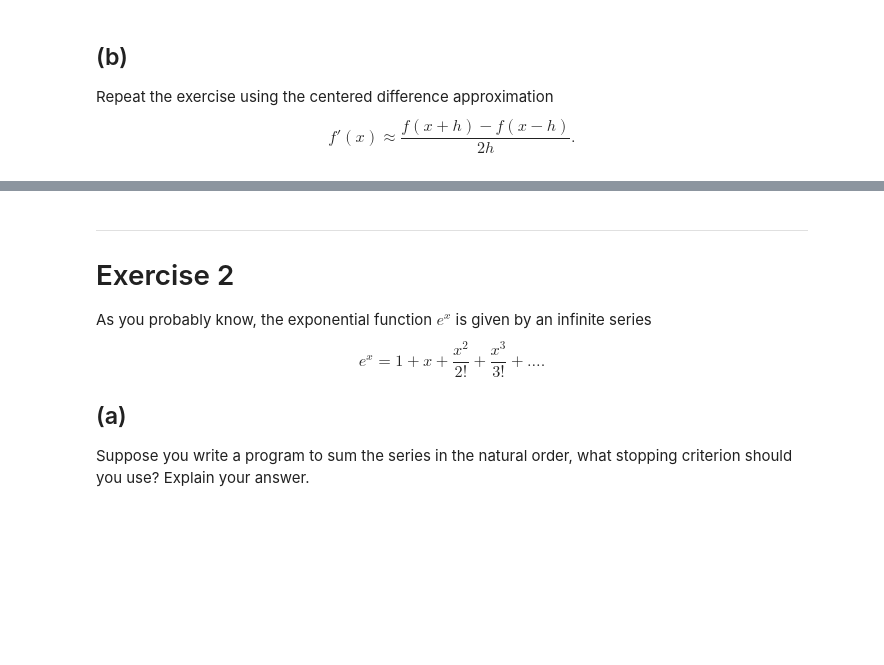
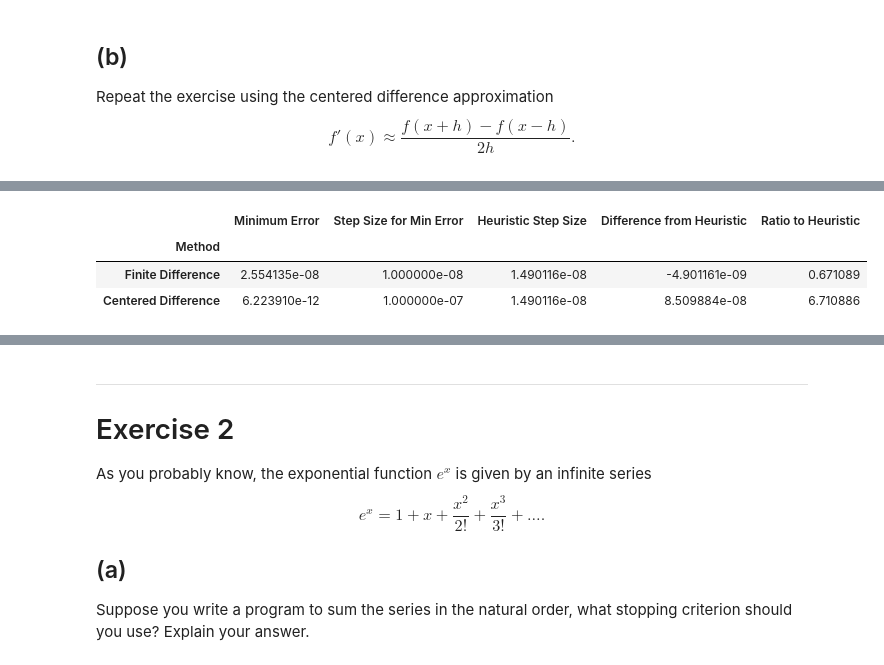
Before and after one commit to NitaiNijholt/NumericalAlgos, a Jupyter notebook: hw1_2023.ipynb, the cells around one changed output, grey strips where cells are left out. Saved outputs shown, nothing was run; the diff lists cells and outputs as text; code cells hidden in the pictures; blank space fills up the shorter version.

```diff
--- a/hw1_2023.ipynb
+++ b/hw1_2023.ipynb
@@ -334,12 +218,22 @@ index_of_min_error
 # %%
-# finding minimum of the error:
-min_error = np.min(error_b)
-index_of_min_error = np.argmin(error_b)  # Use np.argmin to get the index
-h_corresponding_to_min_error = list_of_h[index_of_min_error]
+# finding minimum of the error and calculating various quantities
+min_error_b = np.min(error_b)
+index_of_min_error_b = np.argmin(error_b)  # Use np.argmin to get the index
+h_corresponding_to_min_error_b = list_of_h[index_of_min_error_b]
 heuristic_h = np.sqrt(machine_precision)
+diff_between_min_error_and_heuristic_h_b = h_corresponding_to_min_error_b - heuristic_h
+ratio_between_min_error_and_heuristic_h_b = h_corresponding_to_min_error_b/heuristic_h
 
-print("Minimum error: ", min_error)
-print("Index of minimum error: ", index_of_min_error)
-print("Step size corresponding to minimum error: ", h_corresponding_to_min_error)
+
+
+print("Centered Difference Derivative Approximation error vs. stepsize measurements: \n")
+print("Minimum error: ", min_error_b)
+print("Index of minimum error: ", index_of_min_error_b)
+print("Step size corresponding to minimum error: ", h_corresponding_to_min_error_b)
 print("Best step size according to Heath heuristic: ", heuristic_h)
+print("Difference between the two: ", diff_between_min_error_and_heuristic_h_b)
+print("Ratio between the two: ", ratio_between_min_error_and_heuristic_h_b)
+
+# Creating a dataframe to collect and compare measurements of the two methods
+import pandas as pd
 # %% [output]
@@ -351,0 +250,18 @@ Write your answer, using $\LaTeX$, in this box.
+# %%
+# Creating a dataframe to collect and compare measurements of the two methods
+df_for_comparison = pd.DataFrame({
+    'Method': ['Finite Difference', 'Centered Difference'],
+    'Minimum Error': [min_error_a, min_error_b],
+    'Step Size for Min Error': [h_corresponding_to_min_error_a, h_corresponding_to_min_error_b],
+    'Heuristic Step Size': [heuristic_h, heuristic_h],
+    'Difference from Heuristic': [diff_between_min_error_and_heuristic_h_a, diff_between_min_error_and_heuristic_h_b],
+    'Ratio to Heuristic': [ratio_between_min_error_and_heuristic_h_a, ratio_between_min_error_and_heuristic_h_b]
+})
+# Drop the index row of the dataframe
+df_for_comparison.set_index('Method', inplace=True)
+df_for_comparison
+# %% [output]
+|  | Minimum Error | Step Size for Min Error | Heuristic Step Size | Difference from Heuristic | Ratio to Heuristic |
+| Method |  |  |  |  |  |
+| Finite Difference | 2.554135e-08 | 1.000000e-08 | 1.490116e-08 | -4.901161e-09 | 0.671089 |
+| Centered Difference | 6.223910e-12 | 1.000000e-07 | 1.490116e-08 | 8.509884e-08 | 6.710886 |
```
Also changed, not shown: parts of 38 cells of this notebook.
